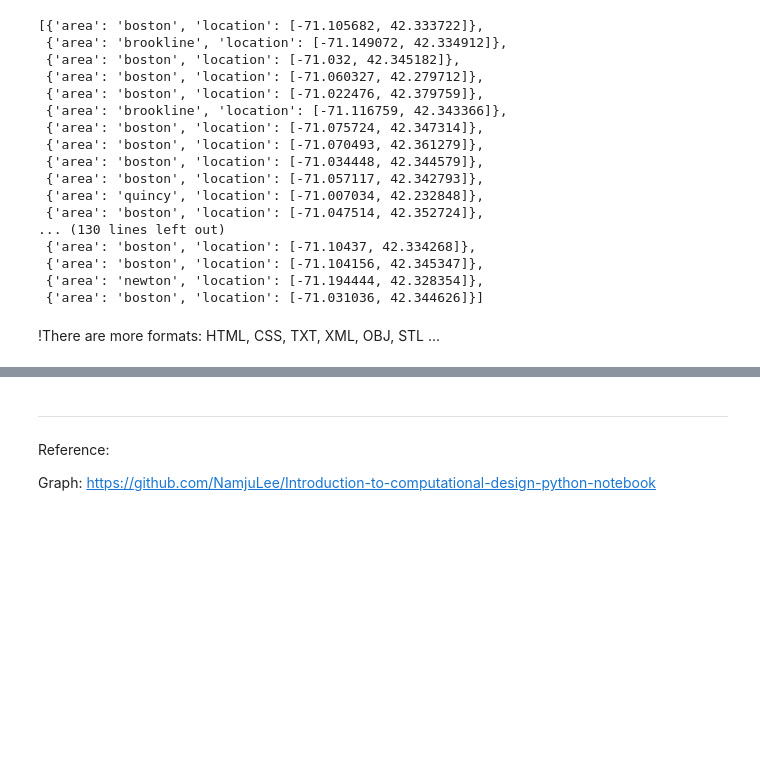
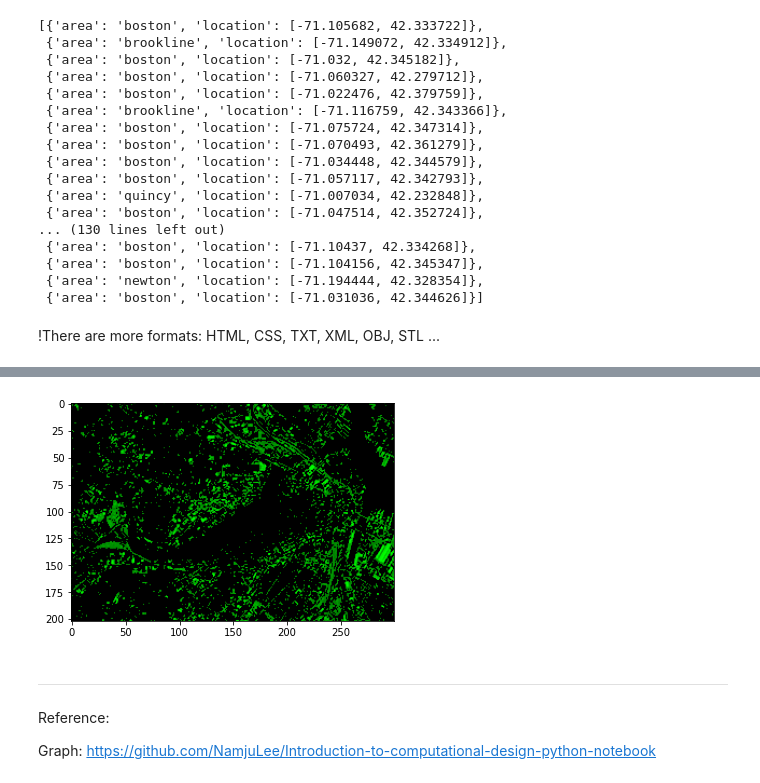
Before and after one commit to NamjuLee/Data-Design-AI-for-Urban-Data-and-Viz-Harvard-GSD-public, a Jupyter notebook: src/PART_02_Programming_Data_Processing/LAB_02_DataStructureFileFormat.ipynb, the cells around one changed output, grey strips where cells are left out. Drawn from its saved outputs; the diff is of its cells as text; code cells hidden in the pictures; blank space fills up the shorter version.

```diff
--- a/src/PART_02_Programming_Data_Processing/LAB_02_DataStructureFileFormat.ipynb
+++ b/src/PART_02_Programming_Data_Processing/LAB_02_DataStructureFileFormat.ipynb
@@ -628,3 +697,9 @@ OpenJson(path)
+# %%
+imgG = np.where(arrayImg > 120, arrayImg, 0)
+plt.imshow(imgG)
+plt.show()
+# %% [output]
+[figure, added]
 # %% [markdown]
 ---
 
```
Also changed, not shown: parts of 12 cells of this notebook, 5 other files.
